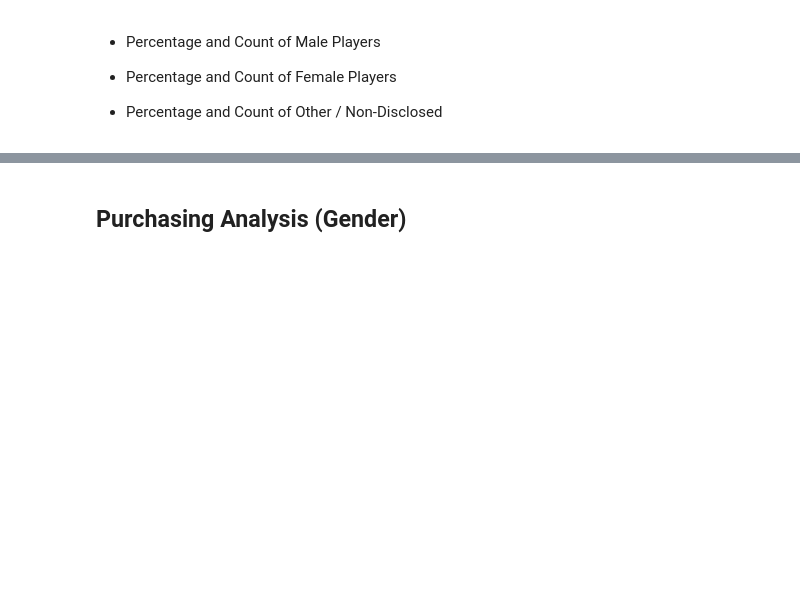
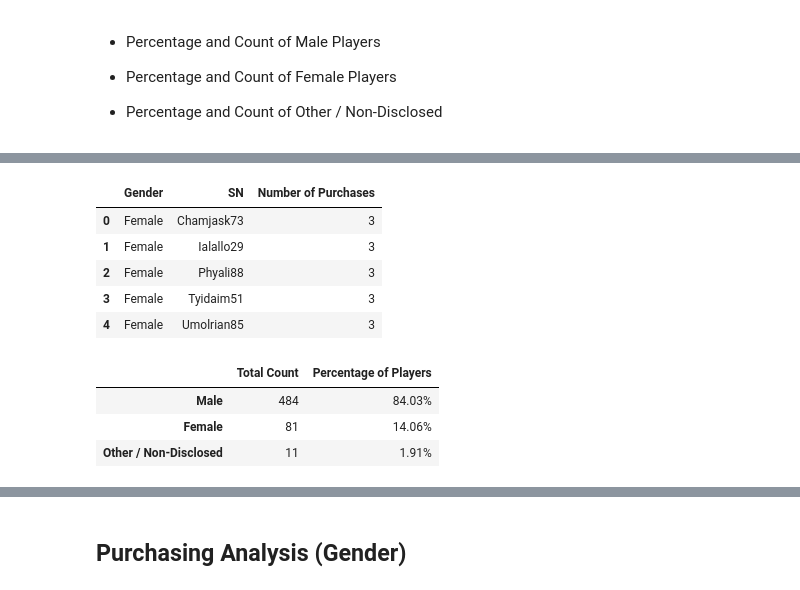
Before and after one commit to ztcnrh/pandas-challenge, a Jupyter notebook: HeroesOfPymoli/HeroesOfPymoli_Tianchi Zhang.ipynb, the cells around one changed output, grey strips where cells are left out. Cells and saved outputs as stored; diff of their text form; code cells hidden in the pictures; blank space fills up the shorter version.

```diff
--- a/HeroesOfPymoli/HeroesOfPymoli_Tianchi Zhang.ipynb
+++ b/HeroesOfPymoli/HeroesOfPymoli_Tianchi Zhang.ipynb
@@ -75,0 +80,5 @@ purchasing_analysis_df
+# %%
+# Step 1: Group by gender and look at unique player IDs within each gender in a new dataframe
+gender_group = purchase_data.groupby('Gender')
+gender_sn_df = pd.DataFrame(gender_group['SN'].value_counts())
+gender_sn_df.head()
@@ -75,0 +93,28 @@ purchasing_analysis_df
+# %%
+# Step 2: Clean up newly created dataframe for further analysis
+gender_sn_df = gender_sn_df.rename(columns={'SN': 'Number of Purchases'})
+gender_sn_df = gender_sn_df.reset_index()
+gender_sn_df.head()
+# %% [output]
+|  | Gender | SN | Number of Purchases |
+| 0 | Female | Chamjask73 | 3 |
+| 1 | Female | Ialallo29 | 3 |
+| 2 | Female | Phyali88 | 3 |
+| 3 | Female | Tyidaim51 | 3 |
+| 4 | Female | Umolrian85 | 3 |
+# %%
+# Step 3: Create another dataframe to summarize gender demographics
+true_gender_count_df = pd.DataFrame(gender_sn_df['Gender'].value_counts())
+true_gender_count_df = true_gender_count_df.rename(columns={'Gender': 'Total Count'})
+
+gender_percentage = true_gender_count_df['Total Count'] / player_count * 100
+true_gender_count_df['Percentage of Players'] = gender_percentage
+
+true_gender_count_df['Percentage of Players'] = true_gender_count_df['Percentage of Players'].map('{:.2f}%'.format)
+
+true_gender_count_df
+# %% [output]
+|  | Total Count | Percentage of Players |
+| Male | 484 | 84.03% |
+| Female | 81 | 14.06% |
+| Other / Non-Disclosed | 11 | 1.91% |
```
Also changed, not shown: parts of 18 cells of this notebook.
